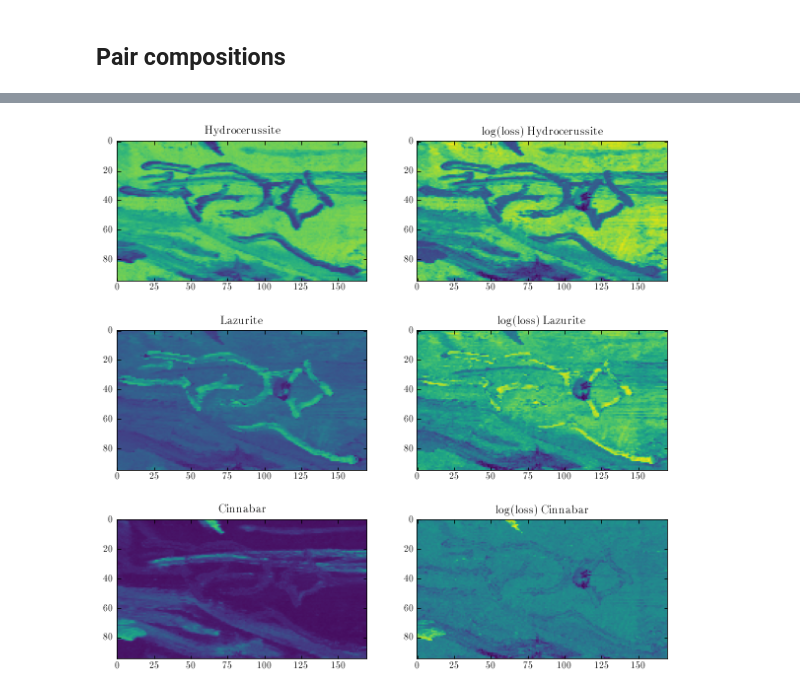
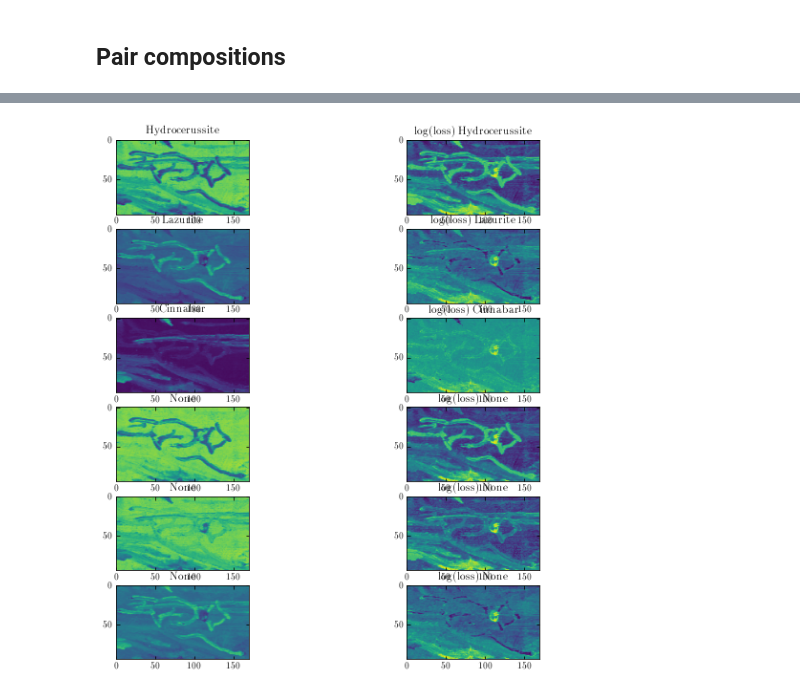
Before and after one commit to zpreisler/XRDXRFutils, a Jupyter notebook: gaussnewton.ipynb, the cells around one changed output, grey strips where cells are left out. Saved outputs shown, nothing was run; the diff lists cells and outputs as text; code cells hidden in the pictures.

```diff
--- a/gaussnewton.ipynb
+++ b/gaussnewton.ipynb
@@ -306,7 +444,7 @@ ss = ss.reshape(95,170)
 # %%
 %matplotlib qt
 
-fig,ax = subplots(1,3,figsize=(10,3))
+fig,ax = subplots(1,6,figsize=(10,3))
 fig.subplots_adjust(wspace=0.1,hspace=0.2,top=0.95,bottom=0.05,left=0.04,right=0.985)
 
 for i,g in enumerate(r):
@@ -317,11 +455,12 @@ for i,g in enumerate(r):
 #savefig('doc/maps.png')
 # %%
 %matplotlib inline
+%matplotlib qt
 
-fig,ax = subplots(1,3,figsize=(10,3))
+fig,ax = subplots(1,6,figsize=(10,3))
 fig.subplots_adjust(wspace=0.1,hspace=0.2,top=0.95,bottom=0.05,left=0.04,right=0.985)
 
 for i,g in enumerate(r):
 
-    ax[i].imshow(area_fit[:,:,i]/area_0[:,:,i],vmin=0)
+    ax[i].imshow(area_fit[:,:,i]/area_0[:,:,i],vmin=0,vmax=1)
     ax[i].set_title(r'%s'%g.label)
@@ -330,7 +467,7 @@ for i,g in enumerate(r):
 # %%
-%matplotlib qt
+%matplotlib inline
 
-fig,ax = subplots(3,3,figsize=(8,5.5))
+fig,ax = subplots(3,6,figsize=(15,5.5))
 #fig,ax = subplots(3,3,figsize=(5,4))
 fig.subplots_adjust(wspace=0.1,hspace=0.2,top=0.95,bottom=0.05,left=0.04,right=0.985)
 
@@ -342,7 +479,7 @@ for i,g in enumerate(r):
     ax[1,i].imshow(((area_fit[:,:,i]/area_0[:,:,i])**0.25 * (area[:,:,i]/ss)**2),vmin=0)
     ax[1,i].set_title(r'%s $n = 1/4, m=2$'%g.label)
 
-    ax[2,i].imshow((((area_fit[:,:,i]/area_0[:,:,i]) * (area[:,:,i]/ss))))
+    ax[2,i].imshow((((area_fit[:,:,i]/area_0[:,:,i]) * (area[:,:,i]/ss))),vmin=0)
     ax[2,i].set_title(r'%s $n = 1,m=1$'%g.label)
 
 #savefig('doc/wmaps.png')
@@ -349,0 +489,19 @@ for i,g in enumerate(r):
+# %%
+%matplotlib inline
+
+fig,ax = subplots(3,3,figsize=(10,7))
+fig.subplots_adjust(wspace=0.1,hspace=0.2,top=0.95,bottom=0.05,left=0.04,right=0.985)
+
+for i,g in enumerate(r[:3]):
+
+    ax[0,i].imshow(area[:,:,i]/ss,vmin=0)
+    ax[0,i].set_title(r'%s $n = 0, m=1$'%g.label)
+
+    ax[1,i].imshow(((area_fit[:,:,i]/area_0[:,:,i])**0.25 * (area[:,:,i]/ss)**2),vmin=0)
+    ax[1,i].set_title(r'%s $n = 1/4, m=2$'%g.label)
+
+    ax[2,i].imshow((((area_fit[:,:,i]/area_0[:,:,i]) * (area[:,:,i]/ss))),vmin=0)
+    ax[2,i].set_title(r'%s $n = 1,m=1$'%g.label)
+
+savefig('doc/wmaps2.png',dpi=1200)
+#savefig('doc/wmaps.pdf')
@@ -350,16 +510,16 @@ for i,g in enumerate(r):
 # %%
 %matplotlib inline
-fig,ax = subplots(3,2,figsize=(10,10))
+fig,ax = subplots(6,2,figsize=(10,10))
 
 for i,g in enumerate(r):
 
     ax[i,0].imshow(area[:,:,i]/ss,vmin=0,vmax=1)
-    ax[i,1].imshow(-log(loss[:,:,i]))
+    ax[i,1].imshow(log(loss[:,:,i]))
 
     ax[i,0].set_title(r'%s'%g.label)
     ax[i,1].set_title(r'log(loss) %s'%g.label)
 # %% [output]
-[figure, old version]
+[figure, new version]
 # %%
 fig,ax = subplots(2,1,figsize=(10,10))
 
```
Also changed, not shown: parts of 17 cells of this notebook, 5 other files.
